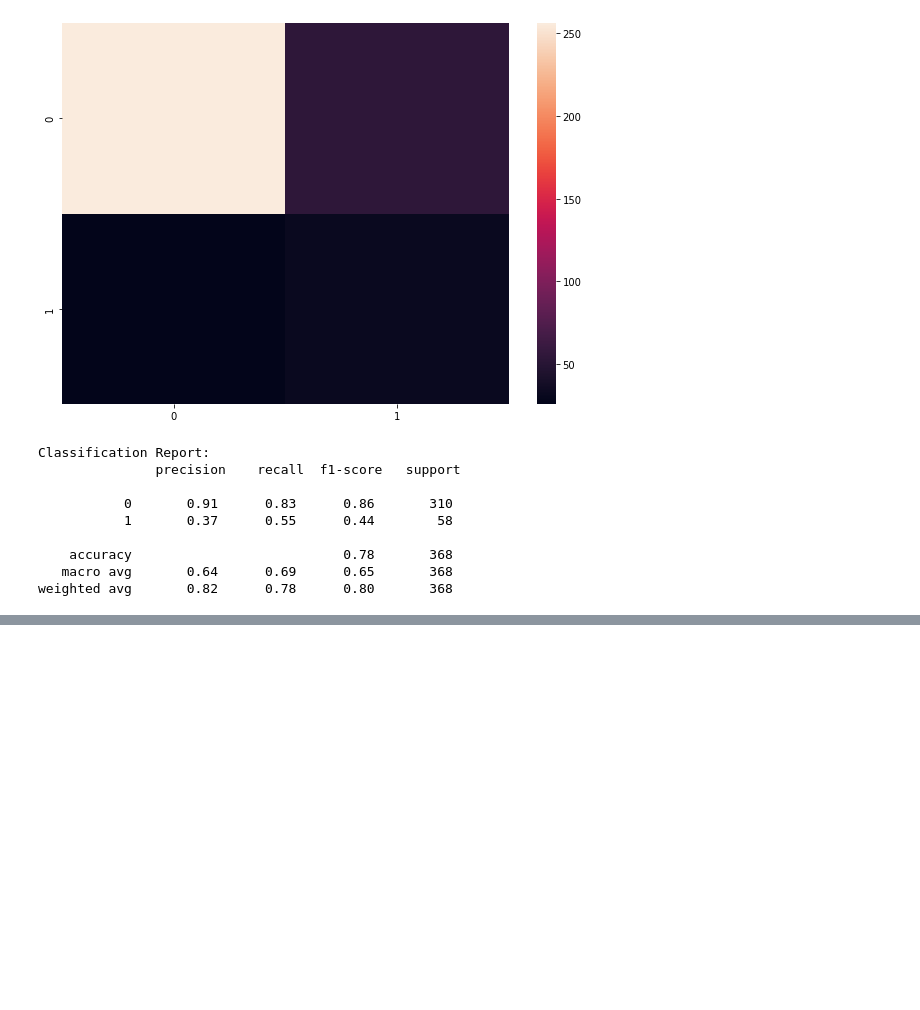
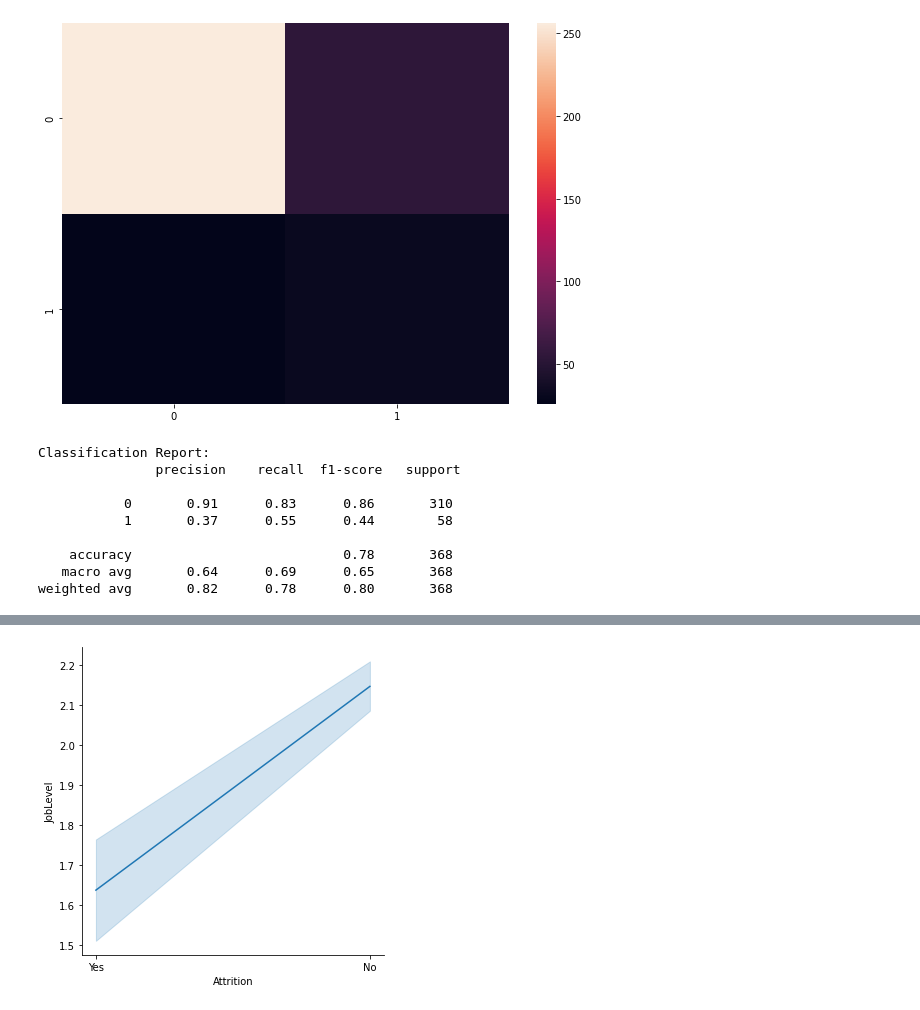
Before and after one commit to AmanKrishna171/HR_Analytics_Data_Science_Project, a Jupyter notebook: CW.ipynb, the cells around one changed output, grey strips where cells are left out. Saved outputs shown, nothing was run; the diff lists cells and outputs as text; code cells hidden in the pictures; blank space fills up the shorter version.

```diff
--- a/CW.ipynb
+++ b/CW.ipynb
@@ -433,0 +422,5 @@ NameError: name 'y_pred' is not defined
+# %%
+sb.relplot(x=df1["Attrition"], y=df1["JobLevel"],
+            kind="line", data=df1);
+# %% [output]
+[figure, added]
```
Also changed, not shown: parts of 9 cells of this notebook.
